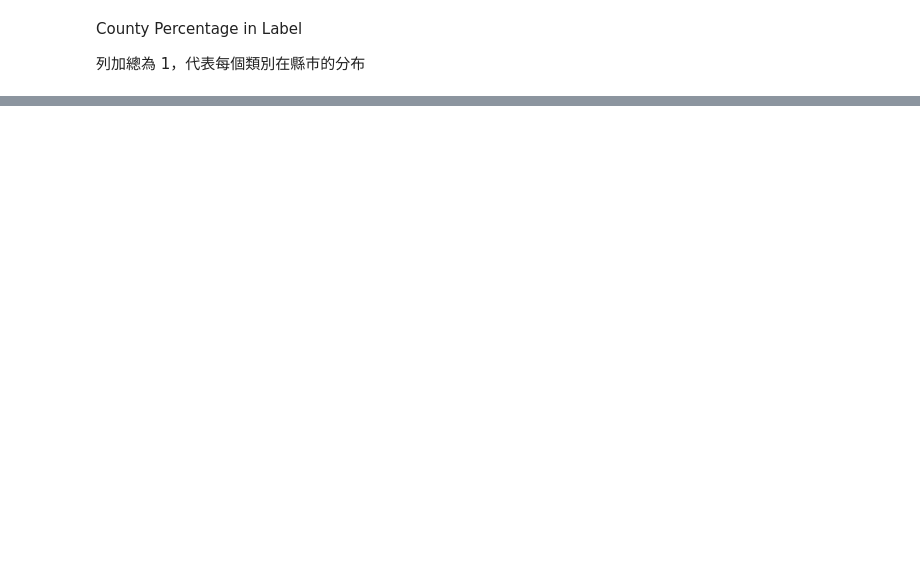
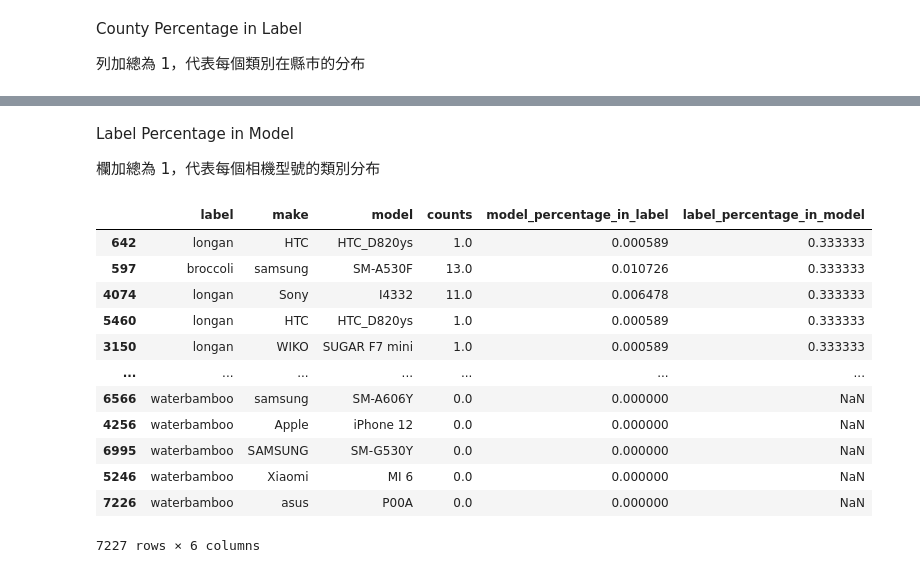
Before and after one commit to siang-chang/aidea-farmland-crops-autumn-personal, a Jupyter notebook: src/analysis/analysis.ipynb, the cells around one changed output, grey strips where cells are left out. Cells and saved outputs as stored; diff of their text form; code cells hidden in the pictures; blank space fills up the shorter version.

```diff
--- a/src/analysis/analysis.ipynb
+++ b/src/analysis/analysis.ipynb
@@ -384,0 +529,20 @@ df_pivot
+# %% [markdown]
+Label Percentage in Model
+
+欄加總為 1，代表每個相機型號的類別分布
+# %%
+group_by_label_make_model.sort_values(by=['label_percentage_in_model'], inplace=False, ascending=False)
+# %% [output]
+|  | label | make | model | counts | model_percentage_in_label | label_percentage_in_model |
+| 642 | longan | HTC | HTC_D820ys | 1.0 | 0.000589 | 0.333333 |
+| 597 | broccoli | samsung | SM-A530F | 13.0 | 0.010726 | 0.333333 |
+| 4074 | longan | Sony | I4332 | 11.0 | 0.006478 | 0.333333 |
+| 5460 | longan | HTC | HTC_D820ys | 1.0 | 0.000589 | 0.333333 |
+| 3150 | longan | WIKO | SUGAR F7 mini | 1.0 | 0.000589 | 0.333333 |
+| ... | ... | ... | ... | ... | ... | ... |
+| 6566 | waterbamboo | samsung | SM-A606Y | 0.0 | 0.000000 | NaN |
+| 4256 | waterbamboo | Apple | iPhone 12 | 0.0 | 0.000000 | NaN |
+| 6995 | waterbamboo | SAMSUNG | SM-G530Y | 0.0 | 0.000000 | NaN |
+| 5246 | waterbamboo | Xiaomi | MI 6 | 0.0 | 0.000000 | NaN |
+| 7226 | waterbamboo | asus | P00A | 0.0 | 0.000000 | NaN |
+7227 rows × 6 columns
```
Also changed, not shown: parts of 15 cells of this notebook, 3 other files.
